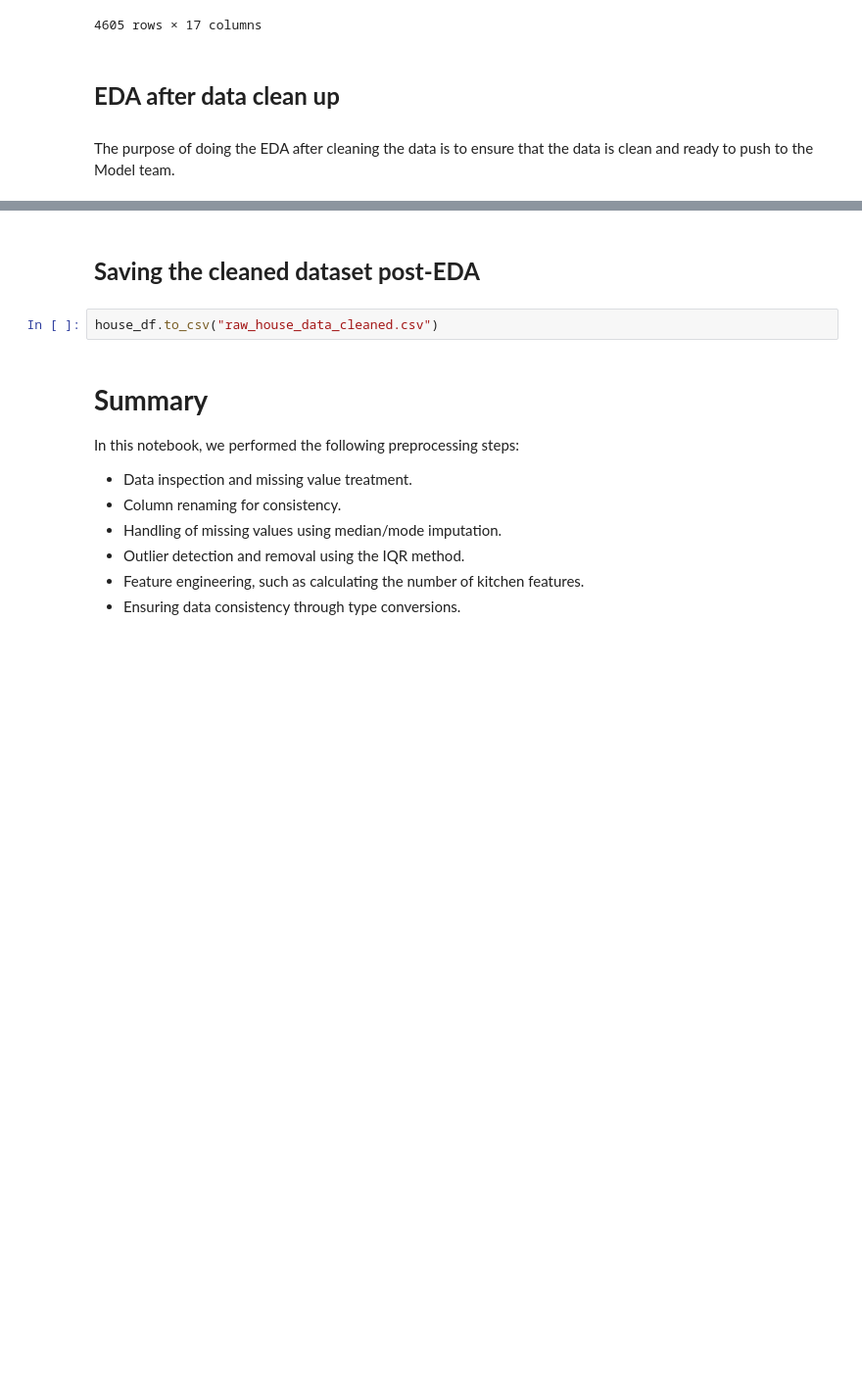
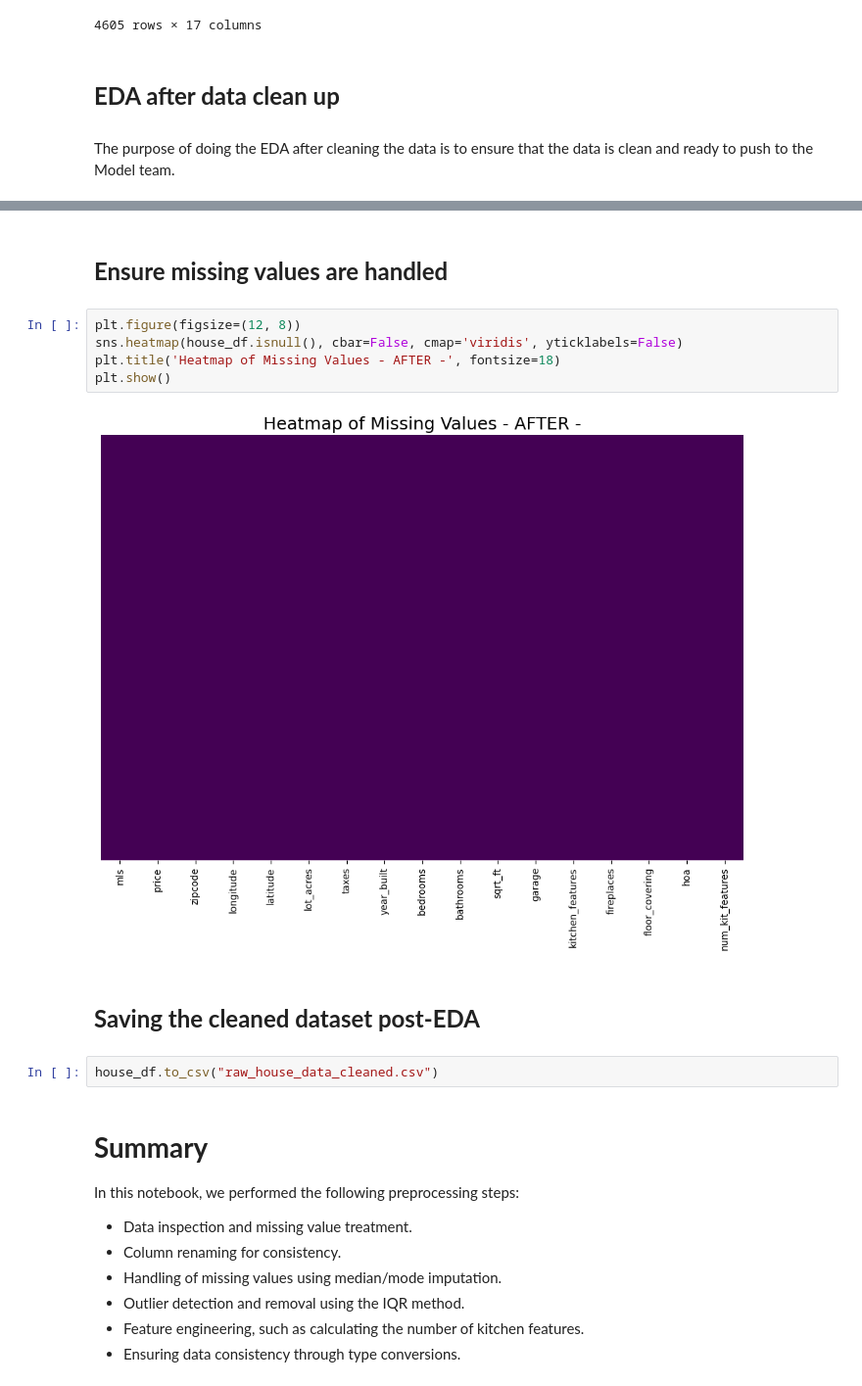
Before and after one commit to NyoYoAB/housingData_EDA, a Jupyter notebook: houseData_eda.ipynb, the cells around one changed output, grey strips where cells are left out. Shown at 98% size. Drawn from its saved outputs; the diff is of its cells as text; blank space fills up the shorter version.

```diff
--- a/houseData_eda.ipynb
+++ b/houseData_eda.ipynb
@@ -418,3 +427,12 @@ Passing `palette` without assigning `hue` is deprecated and will be removed in v
+# %% [markdown]
+# <font size="5">**Ensure missing values are handled** </font>
+# %%
+plt.figure(figsize=(12, 8))
+sns.heatmap(house_df.isnull(), cbar=False, cmap='viridis', yticklabels=False)
+plt.title('Heatmap of Missing Values - AFTER -', fontsize=18)
+plt.show()
+# %% [output]
+[figure, added]
 # %% [markdown]
 # <font size="5">**Saving the cleaned dataset post-EDA** </font>
 # %%
```
Also changed, not shown: parts of 6 cells of this notebook, 3 other files.
